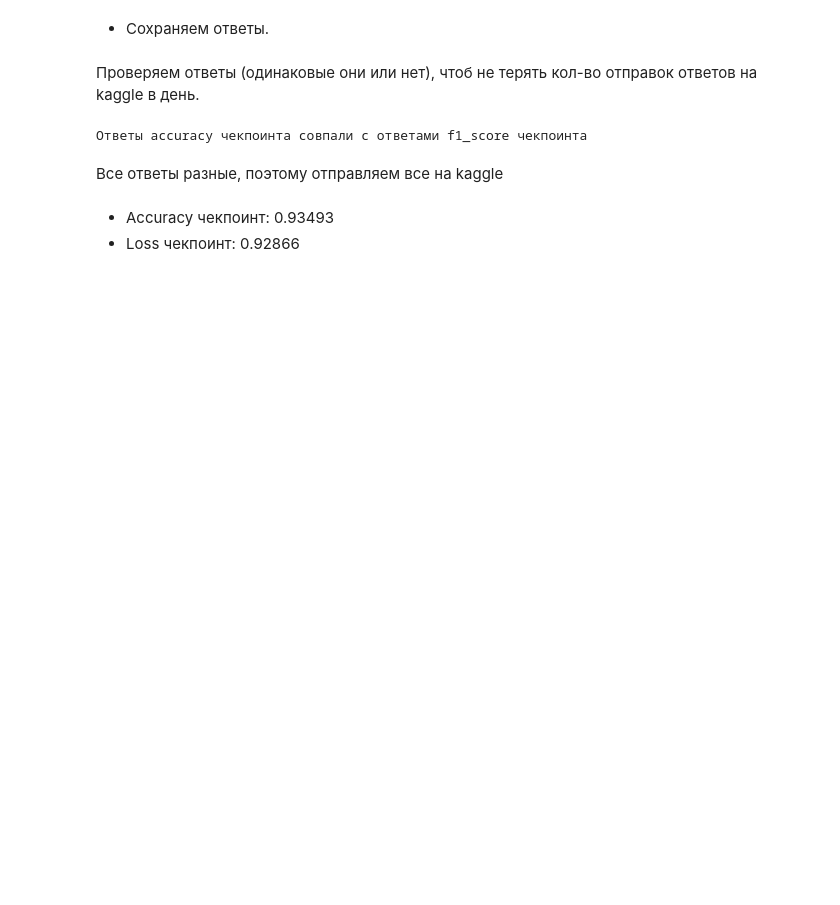
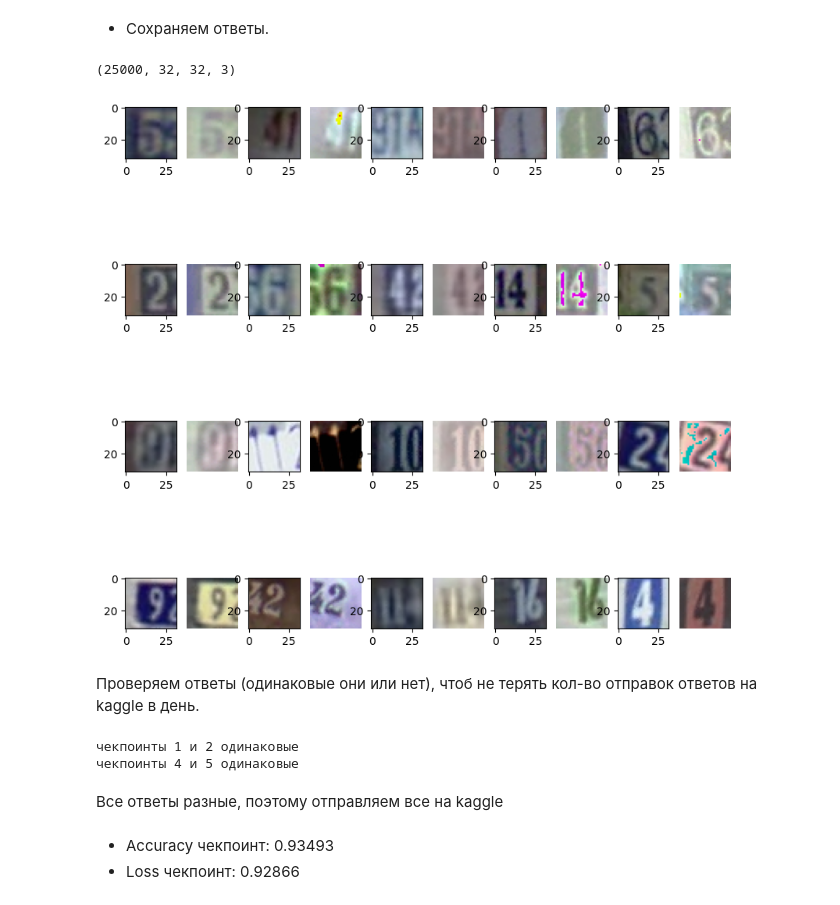
Before and after one commit to GrishaTS/YaMlProject, a Jupyter notebook: models/models/model_s_2.ipynb, the cells around one changed output. Cells and saved outputs as stored; diff of their text form; code cells hidden in the pictures; blank space fills up the shorter version.

```diff
--- a/models/models/model_s_2.ipynb
+++ b/models/models/model_s_2.ipynb
@@ -206,6 +224,10 @@ model_loss = tf.keras.models.load_model(f'../checkpoints/model{num_model}_loss.h
 ans_val_categorical_accuracy = make_ans_file(model_categorical_acc, val_ds_x)
 ans_val_f1_score = make_ans_file(model_f1_score, val_ds_x)
 ans_val_loss = make_ans_file(model_loss, val_ds_x)
+ans_val_avg_categorical_accuracy = make_ans_file(model_avg_categorical_acc, val_ds_x)
+ans_val_avg_f1_score = make_ans_file(model_avg_f1_score, val_ds_x)
+ans_val_avg_loss = make_ans_file(model_avg_loss, val_ds_x)
+anss = [ans_val_categorical_accuracy, ans_val_f1_score, ans_val_loss, ans_val_avg_categorical_accuracy, ans_val_avg_f1_score, ans_val_avg_loss]
 # %% [markdown]
 Формируем валидационные ответы.
 # %%
@@ -223,0 +237,5 @@ if np.all(ans_val_f1_score == ans_val_loss):
+# %%
+for i in range(len(anss) - 1):
+    for j in range(i + 1, len(anss)):
+        if np.all(anss[i] == anss[j]):
+            print(f'чекпоинты {i + 1} и {j + 1} одинаковые')
@@ -412,4 +502,36 @@ metrics.metrics()
 # %% [markdown]
 - Сохраняем ответы.
+# %%
+transformer = tv.transforms.Compose([
+    tv.transforms.RandomPosterize(bits=6, p=0.4),
+    tv.transforms.ColorJitter(brightness=.2, hue=0.2, contrast=0.5)
+])
+# %%
+img = lambda x: np.array(transformer(Image.fromarray((x * 255).astype(np.uint8), 'RGB')))
+test_ds_tr = np.array([img(x) for x in test_ds])
+test_ds_tr.shape
+# %% [output]
+(25000, 32, 32, 3)
+# %%
+def draw_aug_ds(transformer):
+    plt.figure(figsize=(10, 10))
+    for i in range(20):
+        plt.subplot(4, 10, 2 * i + 1)
+        if transformer:
+            img = np.array(transformer(Image.fromarray((test_ds[i] * 255).astype(np.uint8), 'RGB')))
+            img2 = np.array(transformer(Image.fromarray((test_ds_tr[i] * 255).astype(np.uint8), 'RGB')))
+        else:
+            img = test_ds[i] * 255
+            img2 = test_ds_tr[i] * 255
+        plt.imshow(img / 255, cmap=plt.cm.binary)
+        plt.subplot(4, 10, 2 * i + 2)
+        plt.imshow(img2 / 255, cmap=plt.cm.binary)
+        # plt.title(train_ds[i][1][0])
+        plt.axis('off')
+    plt.show()
+
+draw_aug_ds(None)
+# %% [output]
+[figure, added]
 # %%
 ans_test_categorical_accuracy = make_ans_file(model_categorical_acc, test_ds, f'../answers/model{num_model}_categorical_accuracy.csv')
@@ -418,14 +541,13 @@ ans_test_loss = make_ans_file(model_loss, test_ds, f'../answers/model{num_model}
 # %% [markdown]
 Проверяем ответы (одинаковые они или нет), чтоб не терять кол-во отправок ответов на kaggle в день.
-# %%
-if np.all(ans_test_categorical_accuracy == ans_test_f1_score):
-    print('Ответы accuracy чекпоинта совпали с ответами f1_score чекпоинта')
-if np.all(ans_test_categorical_accuracy == ans_test_loss):
-    print('Ответы accuracy чекпоинта совпали с ответами loss чекпоинта')
-if np.all(ans_test_f1_score == ans_test_loss):
-    print('Ответы f1_score чекпоинта совпали с ответами loss чекпоинта')
-# %% [output]
-Ответы accuracy чекпоинта совпали с ответами f1_score чекпоинта
+# %%
+for i in range(len(anss) - 1):
+    for j in range(i + 1, len(anss)):
+        if np.all(anss[i] == anss[j]):
+            print(f'чекпоинты {i + 1} и {j + 1} одинаковые')
+# %% [output]
+чекпоинты 1 и 2 одинаковые
+чекпоинты 4 и 5 одинаковые
 # %% [markdown]
 Все ответы разные, поэтому отправляем все на kaggle
 # %% [markdown]
```
Also changed, not shown: parts of 18 cells of this notebook, 10 other files.
